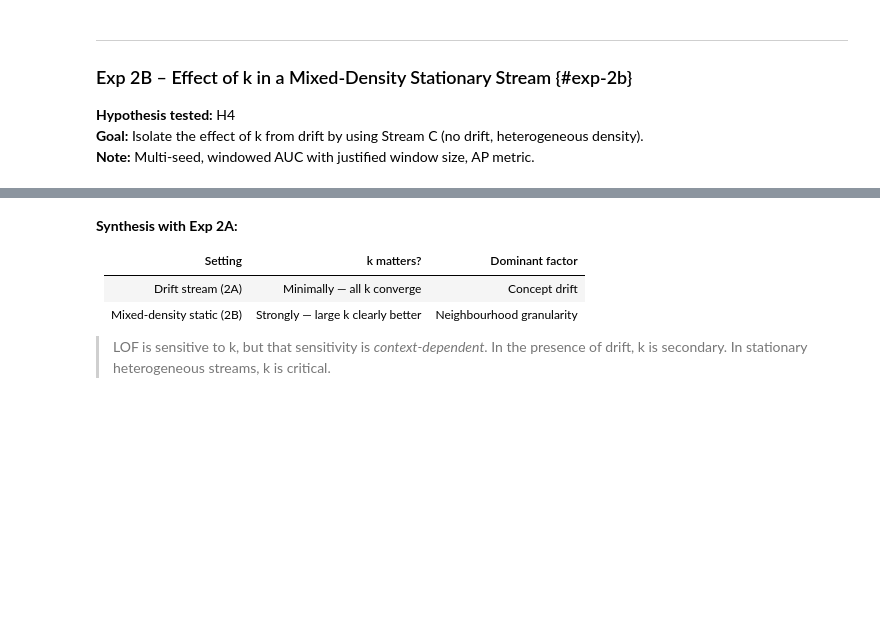
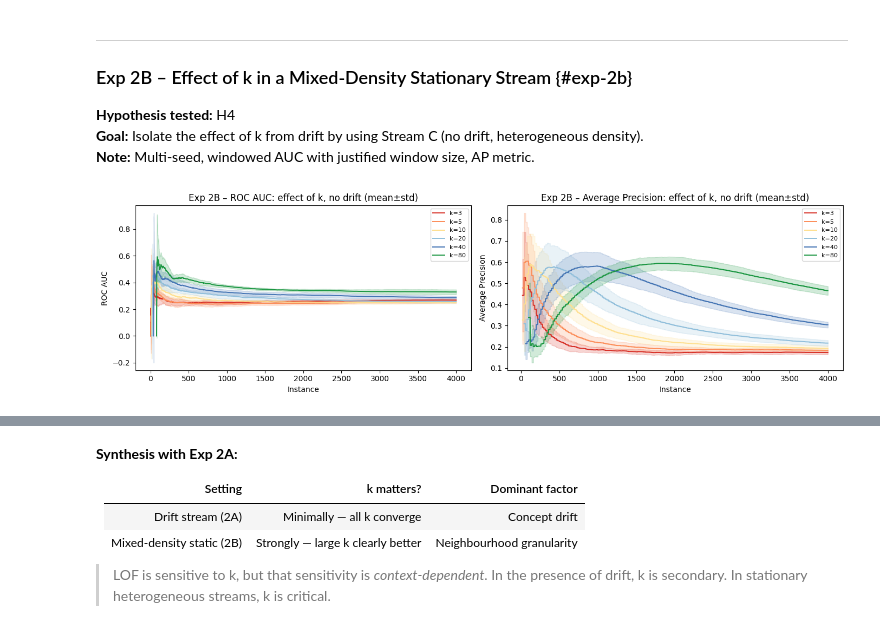
Before and after one commit to gjoliveira/Incremental-LOF, a Jupyter notebook: notebook_reorganised.ipynb, the cells around one changed output, grey strips where cells are left out. Saved outputs shown, nothing was run; the diff lists cells and outputs as text; code cells hidden in the pictures; blank space fills up the shorter version.

```diff
--- a/notebook_reorganised.ipynb
+++ b/notebook_reorganised.ipynb
@@ -758,25 +995,34 @@ print(pd.DataFrame(rows).to_string(index=False))
 # %%
 k_values_2b = [3, 5, 10, 20, 40, 80]
 res_2b = {}
 
 for k in k_values_2b:
-    res_2b[k] = multi_seed_experiment(
+    res_2b[k] = multi_seed_experiment_parallel(
         generate_k_sensitive_stream,
-        lambda _k=k: anomaly.LocalOutlierFactor(n_neighbors=_k),
-        warmup=k   # warm-up = k for this experiment (fair per configuration)
+        lambda _k=k: anomaly.LocalOutlierFactor(
+            n_neighbors=_k,
+        ),
+        warmup=k,
+        n_jobs=-1,          #  use all CPU cores
+        cache_streams=True, #  avoid recomputing streams
+        ap_step=20          #  compute AP every 20 steps
     )
 
 fig, axes = plt.subplots(1, 2, figsize=(14, 4))
 palette_2b = ["#d73027","#fc8d59","#fee090","#91bfdb","#4575b4","#1a9641"]
 
 for ax, key, title in zip(axes, ["roc", "ap"], ["ROC AUC", "Average Precision"]):
     for k, color in zip(k_values_2b, palette_2b):
         plot_mean_std(ax, res_2b[k][key], f"k={k}", color, warmup=0)
     ax.set_title(f"Exp 2B – {title}: effect of k, no drift (mean±std)")
-    ax.set_xlabel("Instance"); ax.set_ylabel(title); ax.legend(fontsize=8)
+    ax.set_xlabel("Instance")
+    ax.set_ylabel(title)
+    ax.legend(fontsize=8)
 
 plt.tight_layout()
 plt.show()
+# %% [output]
+[figure, added]
 # %%
 # Summary table
 rows_2b = []
```
Also changed, not shown: parts of 35 cells of this notebook.
